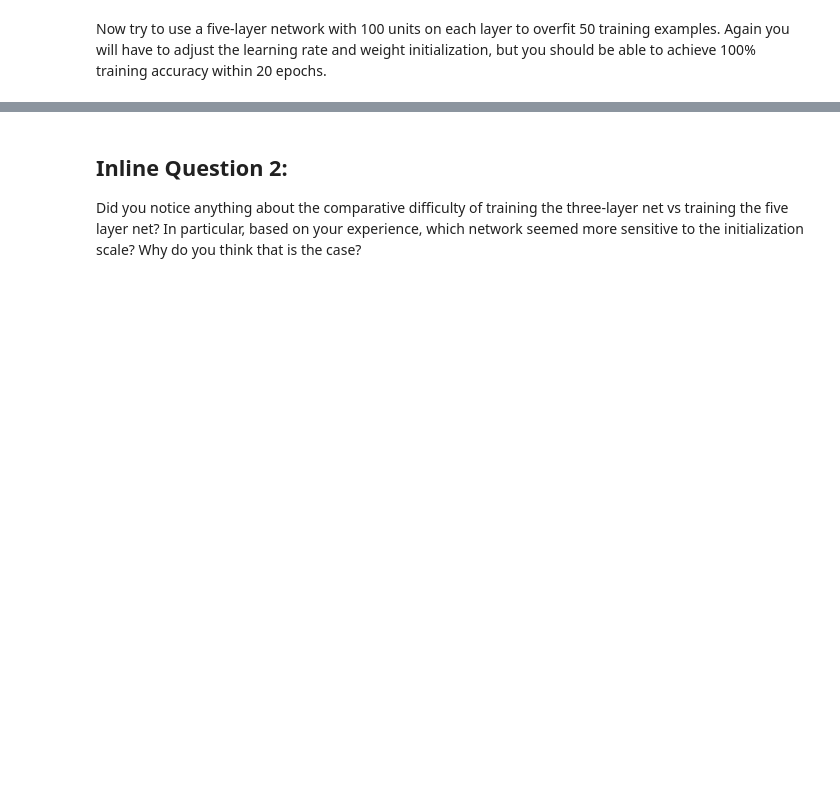
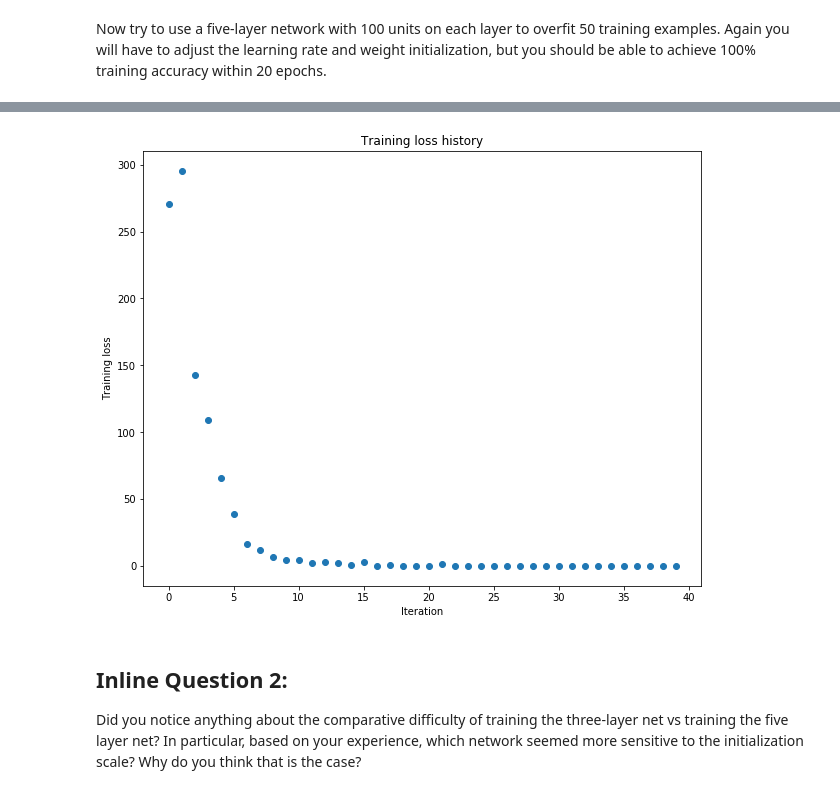
Before and after one commit to Sarahhorsewayho/cs231n, a Jupyter notebook: assignment2/FullyConnectedNets.ipynb, the cells around one changed output, grey strips where cells are left out. Cells and saved outputs as stored; diff of their text form; code cells hidden in the pictures; blank space fills up the shorter version.

```diff
--- a/assignment2/FullyConnectedNets.ipynb
+++ b/assignment2/FullyConnectedNets.ipynb
@@ -420,15 +498,14 @@ small_data = {
   'y_val': data['y_val'],
 }
 
-learning_rate = 2e-3
-weight_scale = 1e-5
+
 model = FullyConnectedNet([100, 100, 100, 100],
-                weight_scale=weight_scale, dtype=np.float64)
+                weight_scale=1e-1, dtype=np.float64)
 solver = Solver(model, small_data,
                 print_every=10, num_epochs=20, batch_size=25,
                 update_rule='sgd',
                 optim_config={
-                  'learning_rate': learning_rate,
+                  'learning_rate': 5e-4,
                 }
          )
 solver.train()
@@ -438,3 +515,4 @@ plt.title('Training loss history')
 plt.xlabel('Iteration')
 plt.ylabel('Training loss')
 plt.show()
+# %% [output]
@@ -441,3 +536,4 @@ plt.show()
+[figure, added]
 # %% [markdown]
 ## Inline Question 2:
 Did you notice anything about the comparative difficulty of training the three-layer net vs training the five layer net? In particular, based on your experience, which network seemed more sensitive to the initialization scale? Why do you think that is the case?
```
Also changed, not shown: parts of 13 cells of this notebook, 2 other files.
